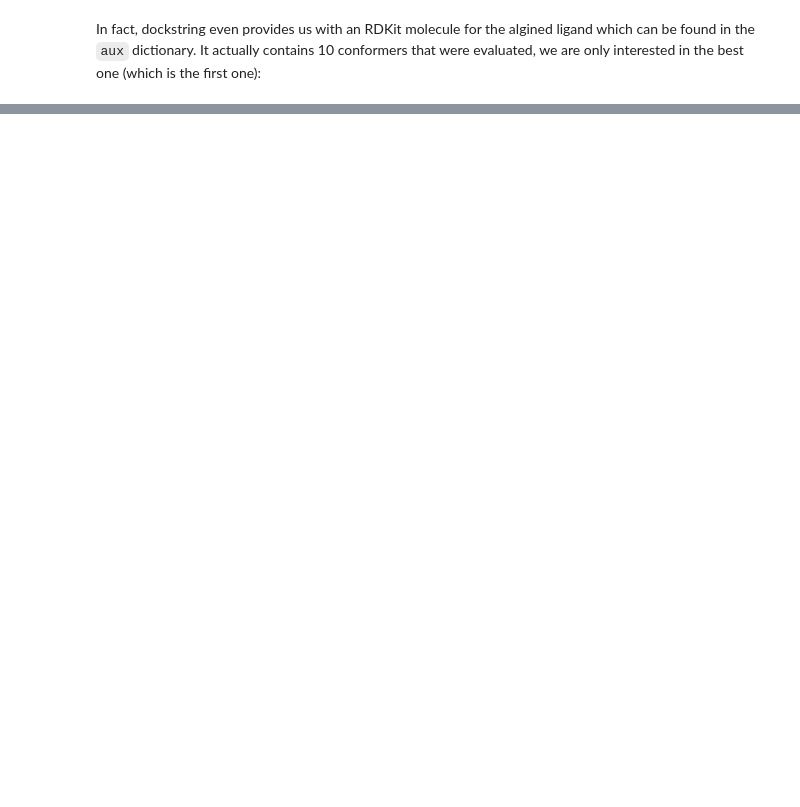
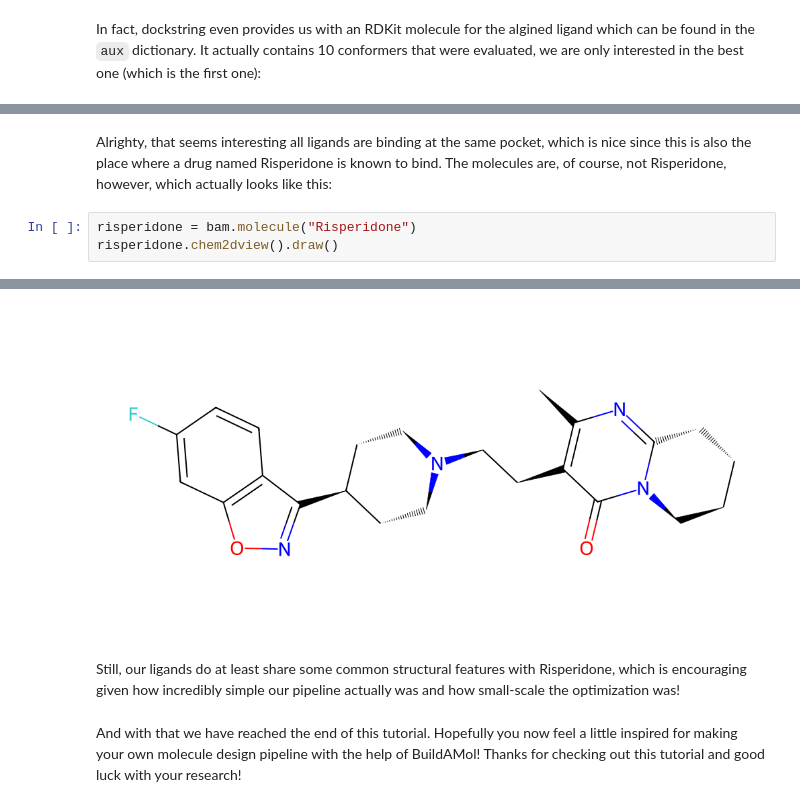
Before and after one commit to NoahHenrikKleinschmidt/buildamol, a Jupyter notebook: docs/examples/ligand_design.ipynb, the cells around one changed output, grey strips where cells are left out. Drawn from its saved outputs; the diff is of its cells as text; blank space fills up the shorter version.

```diff
--- a/docs/examples/ligand_design.ipynb
+++ b/docs/examples/ligand_design.ipynb
@@ -305,0 +332,6 @@ Well there we have it! And thus we have designed a simple ligand design pipeline
+# %% [markdown]
+Alrighty, that seems interesting all ligands are binding at the same pocket, which is nice since this is also the place where a drug named Risperidone is known to bind. The molecules are, of course, not Risperidone, however, which actually looks like this:
+# %%
+risperidone = bam.molecule("Risperidone")
+risperidone.chem2dview().draw()
+# %% [output]
@@ -305,0 +340,5 @@ Well there we have it! And thus we have designed a simple ligand design pipeline
+[figure, added]
+# %% [markdown]
+Still, our ligands do at least share some common structural features with Risperidone, which is encouraging given how incredibly simple our pipeline actually was and how small-scale the optimization was!
+# %% [markdown]
+And with that we have reached the end of this tutorial. Hopefully you now feel a little inspired for making your own molecule design pipeline with the help of BuildAMol! Thanks for checking out this tutorial and good luck with your research!
```
Also changed, not shown: parts of 23 cells of this notebook, 1 other file.
